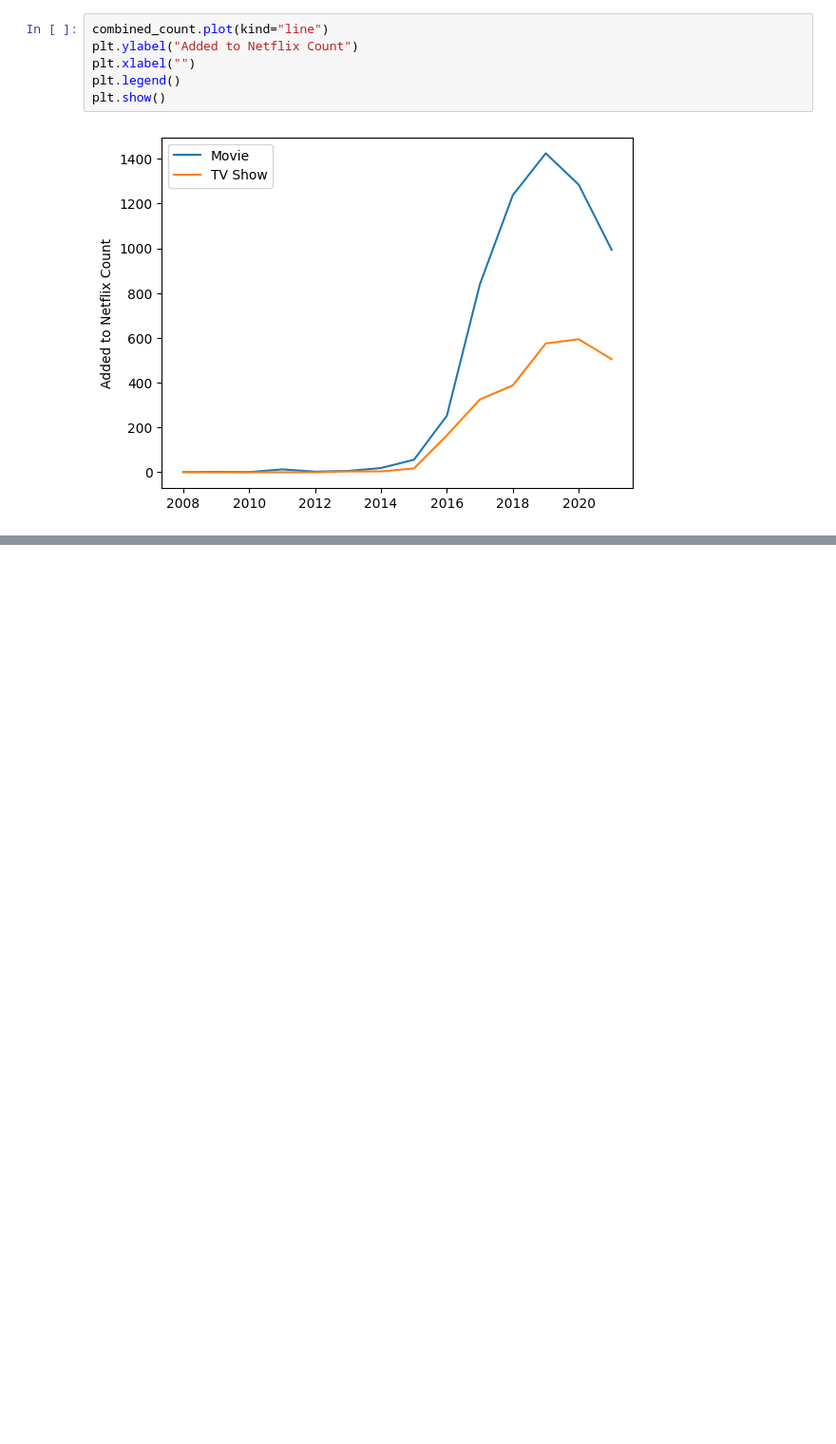
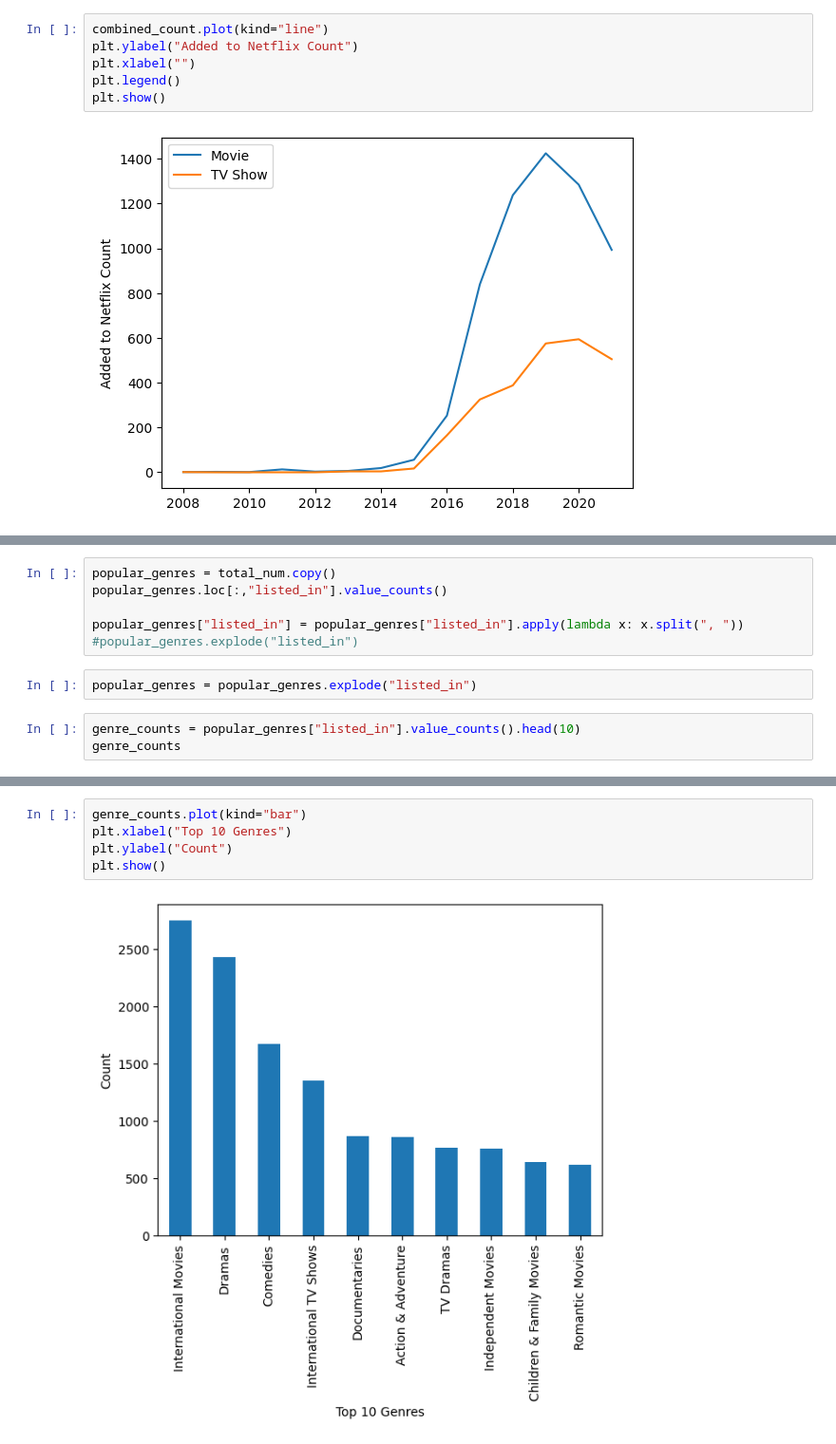
Before and after one commit to HamzahFayad/netflix-insights, a Jupyter notebook: netflix_data_analysis.ipynb, the cells around one changed output, grey strips where cells are left out. Shown at 95% size. Saved outputs shown, nothing was run; the diff lists cells and outputs as text; blank space fills up the shorter version.

Commit message:
Top 10 Genres

```diff
--- a/netflix_data_analysis.ipynb
+++ b/netflix_data_analysis.ipynb
@@ -58,0 +61,10 @@ plt.show()
+# %%
+popular_genres = total_num.copy()
+popular_genres.loc[:,"listed_in"].value_counts()
+
+popular_genres["listed_in"] = popular_genres["listed_in"].apply(lambda x: x.split(", ")) #popular_genres.explode("listed_in")
+# %%
+popular_genres = popular_genres.explode("listed_in")
+# %%
+genre_counts = popular_genres["listed_in"].value_counts().head(10)
+genre_counts
@@ -58,0 +84,7 @@ plt.show()
+# %%
+genre_counts.plot(kind="bar")
+plt.xlabel("Top 10 Genres")
+plt.ylabel("Count")
+plt.show()
+# %% [output]
+[figure, added]
```
Also changed, not shown: parts of 2 cells of this notebook, 1 other file.
